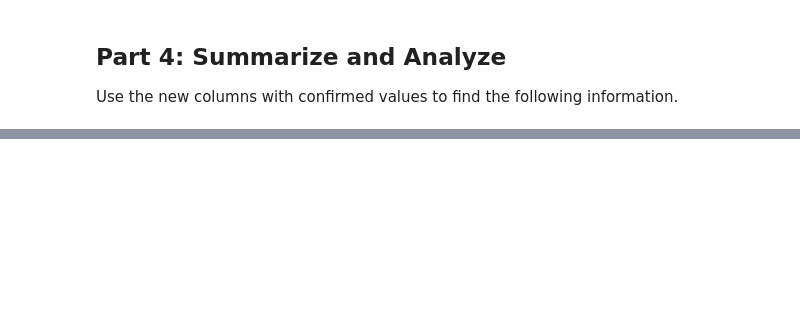
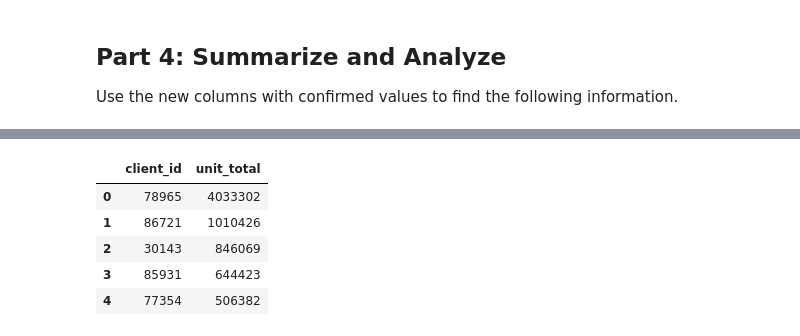
Before and after one commit to 00Smidge/pandas-challenge-1, a Jupyter notebook: wholesale_data_analysis_starter_code.ipynb, the cells around one changed output, grey strips where cells are left out. Drawn from its saved outputs; the diff is of its cells as text; code cells hidden in the pictures; blank space fills up the shorter version.

```diff
--- a/wholesale_data_analysis_starter_code.ipynb
+++ b/wholesale_data_analysis_starter_code.ipynb
@@ -247,0 +226,21 @@ Use the new columns with confirmed values to find the following information.
+# %%
+# How much did each of the top 5 clients by quantity spend? Check your work from Part 1 for client ids.
+'''
+  Find the total units for all clients, then return the top 5.
+  First clean up and make a copy of the df, then groupby() can be used to
+  group all the qty data points with by client_id. Then we can aggregate the
+  qty(s) sum up their totals, sort the values and reset index
+'''
+
+top_five_totals = df.dropna(how='any').drop_duplicates().copy()
+top_five_totals = top_five_totals.groupby('client_id').agg(
+  unit_total = ('qty', 'sum')
+  ).sort_values(by='unit_total', ascending=False).head(5).reset_index()
+top_five_totals
+# %% [output]
+|  | client_id | unit_total |
+| 0 | 78965 | 4033302 |
+| 1 | 86721 | 1010426 |
+| 2 | 30143 | 846069 |
+| 3 | 85931 | 644423 |
+| 4 | 77354 | 506382 |
```
Also changed, not shown: parts of 11 cells of this notebook.
